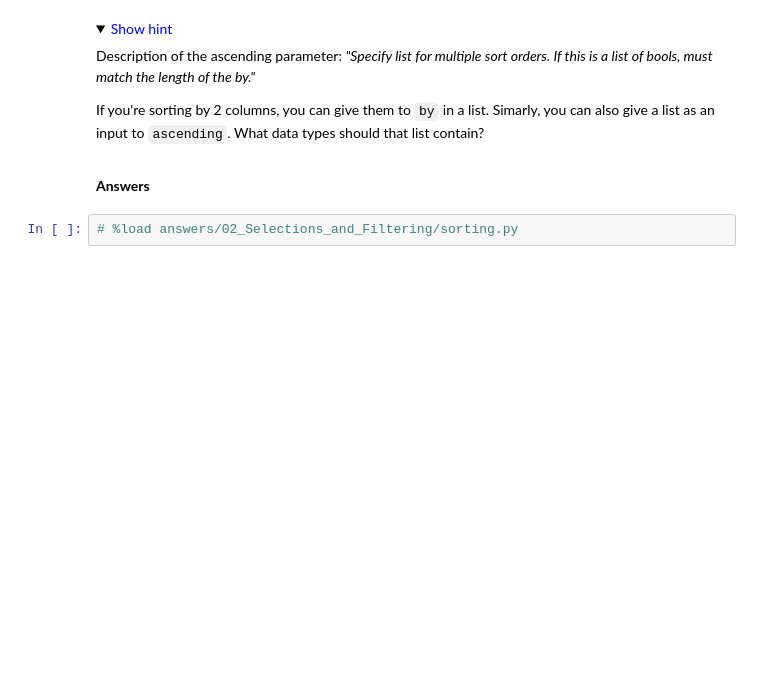
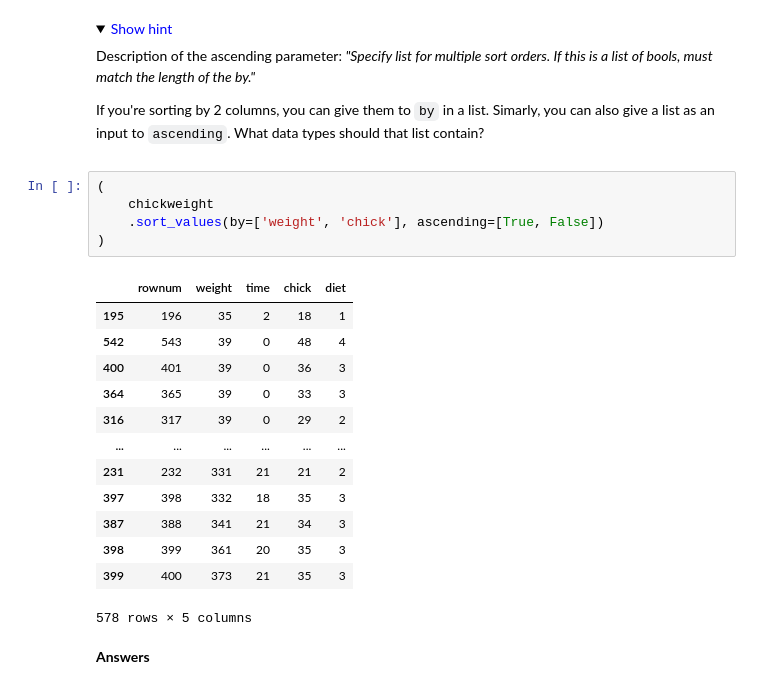
Before and after one commit to martinkochCH/academy-python-for-data-analysis, a Jupyter notebook: 3. Pandas/03_Selections_And_Sorting.ipynb, the cells around one changed output. Drawn from its saved outputs; the diff is of its cells as text; folded sections open; blank space fills up the shorter version.

```diff
--- a/3. Pandas/03_Selections_And_Sorting.ipynb
+++ b/3. Pandas/03_Selections_And_Sorting.ipynb
@@ -255,7 +452,24 @@ Description of the ascending parameter: *"Specify list for multiple sort orders.
 If you're sorting by 2 columns, you can give them to `by` in a list. Simarly, you can also give a list as an input to `ascending`. What data types should that list contain?
 
 </details>
+# %%
+(
+    chickweight
+    .sort_values(by=['weight', 'chick'], ascending=[True, False])
+)
+# %% [output]
+|  | rownum | weight | time | chick | diet |
+| 195 | 196 | 35 | 2 | 18 | 1 |
+| 542 | 543 | 39 | 0 | 48 | 4 |
+| 400 | 401 | 39 | 0 | 36 | 3 |
+| 364 | 365 | 39 | 0 | 33 | 3 |
+| 316 | 317 | 39 | 0 | 29 | 2 |
+| ... | ... | ... | ... | ... | ... |
+| 231 | 232 | 331 | 21 | 21 | 2 |
+| 397 | 398 | 332 | 18 | 35 | 3 |
+| 387 | 388 | 341 | 21 | 34 | 3 |
+| 398 | 399 | 361 | 20 | 35 | 3 |
+| 399 | 400 | 373 | 21 | 35 | 3 |
+578 rows × 5 columns
 # %% [markdown]
 **Answers**
-# %%
-# %load answers/02_Selections_and_Filtering/sorting.py
```
Also changed, not shown: parts of 17 cells of this notebook, 2 other files.
